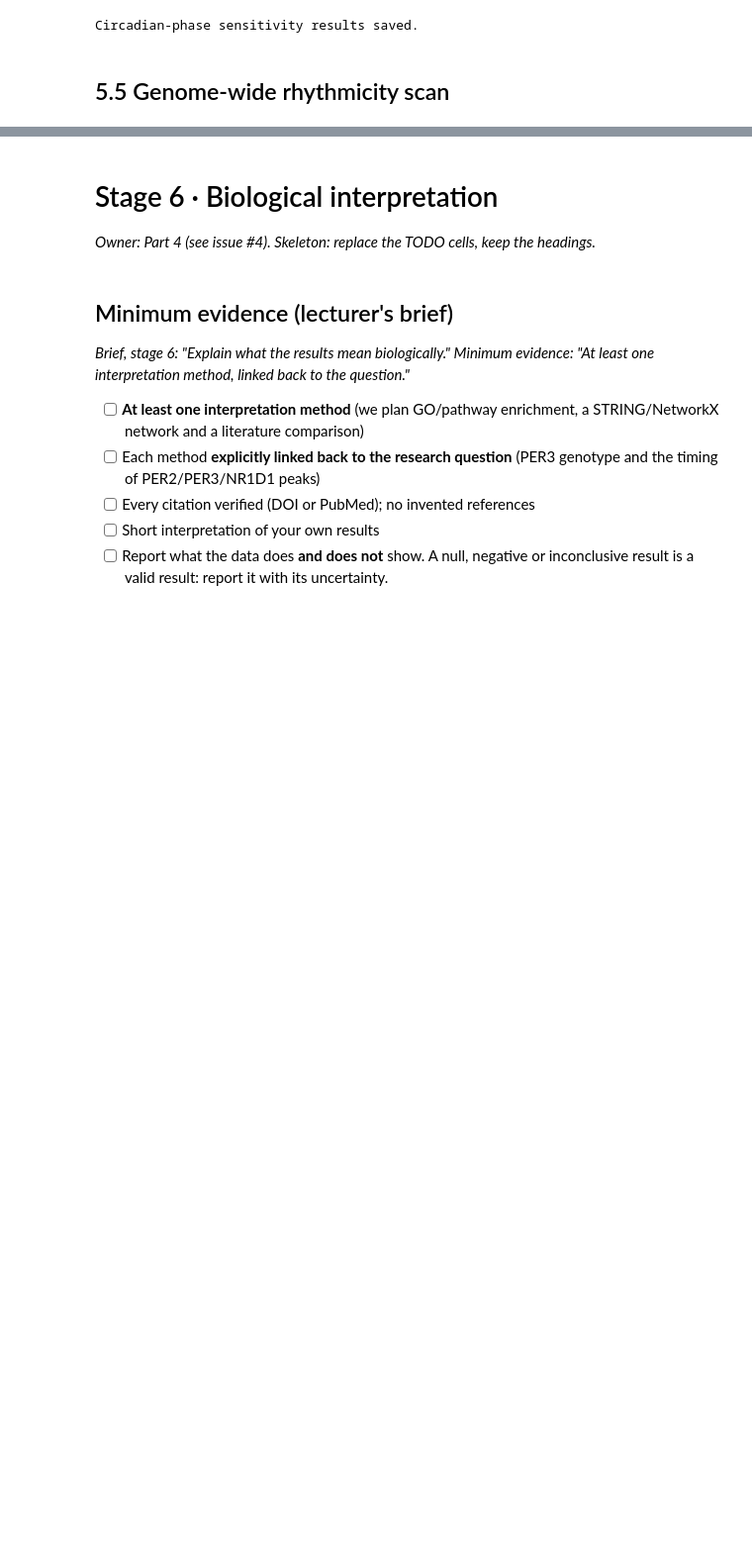
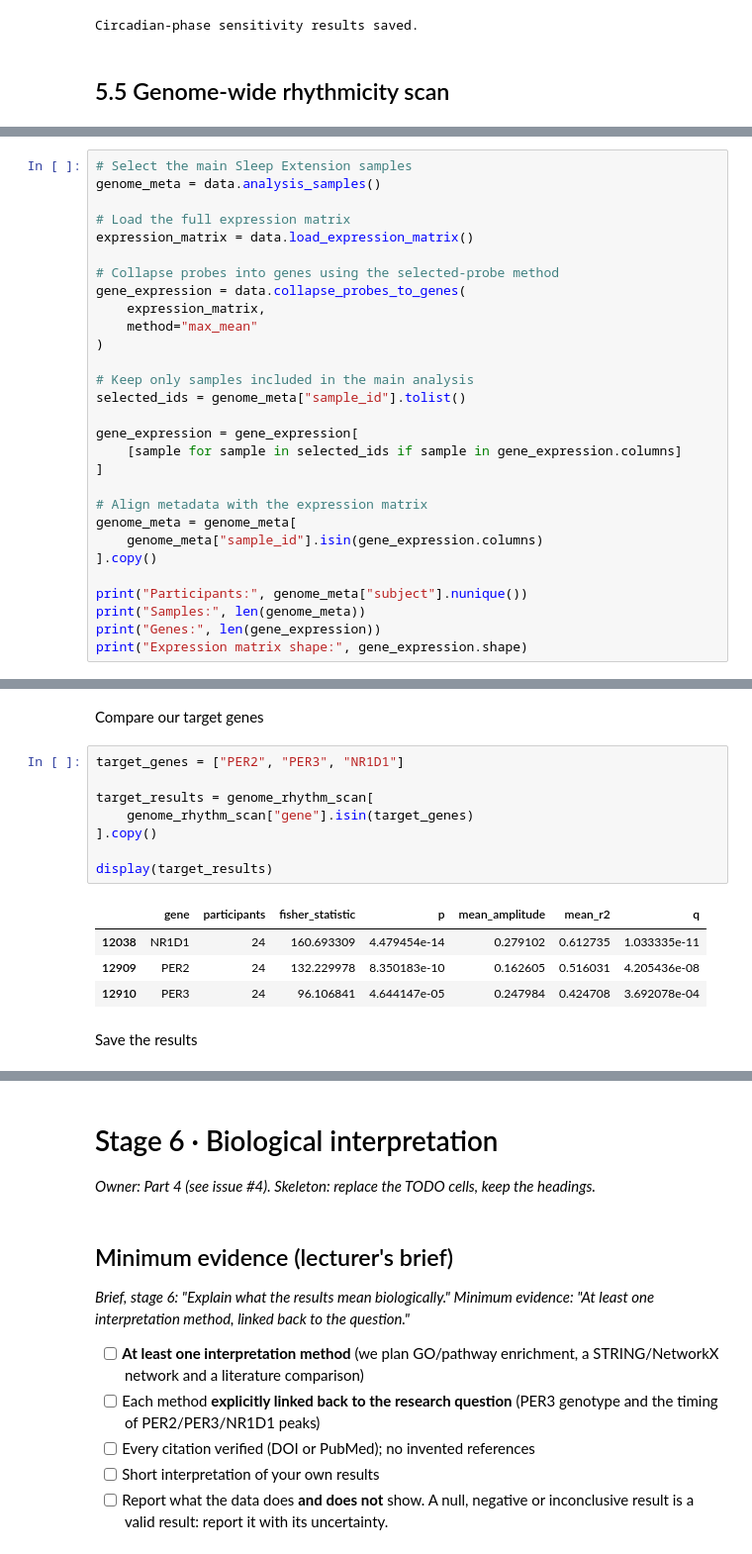
Before and after one commit to CKmellow/per3-genotype-clock-gene-timing, a Jupyter notebook: notebooks/PER3_clock_timing.ipynb, the cells around one changed output, grey strips where cells are left out. Shown at 99% size. Drawn from its saved outputs; the diff is of its cells as text; blank space fills up the shorter version.

```diff
--- a/notebooks/PER3_clock_timing.ipynb
+++ b/notebooks/PER3_clock_timing.ipynb
@@ -1428,0 +1403,29 @@ def rhythmicity_scan(
+# %%
+# Select the main Sleep Extension samples
+genome_meta = data.analysis_samples()
+
+# Load the full expression matrix
+expression_matrix = data.load_expression_matrix()
+
+# Collapse probes into genes using the selected-probe method
+gene_expression = data.collapse_probes_to_genes(
+    expression_matrix,
+    method="max_mean"
+)
+
+# Keep only samples included in the main analysis
+selected_ids = genome_meta["sample_id"].tolist()
+
+gene_expression = gene_expression[
+    [sample for sample in selected_ids if sample in gene_expression.columns]
+]
+
+# Align metadata with the expression matrix
+genome_meta = genome_meta[
+    genome_meta["sample_id"].isin(gene_expression.columns)
+].copy()
+
+print("Participants:", genome_meta["subject"].nunique())
+print("Samples:", len(genome_meta))
+print("Genes:", len(gene_expression))
+print("Expression matrix shape:", gene_expression.shape)
@@ -1429 +1546,18 @@ def rhythmicity_scan(
+# %% [markdown]
+Compare our target genes
+# %%
+target_genes = ["PER2", "PER3", "NR1D1"]
+
+target_results = genome_rhythm_scan[
+    genome_rhythm_scan["gene"].isin(target_genes)
+].copy()
+
+display(target_results)
+# %% [output]
+|  | gene | participants | fisher_statistic | p | mean_amplitude | mean_r2 | q |
+| 12038 | NR1D1 | 24 | 160.693309 | 4.479454e-14 | 0.279102 | 0.612735 | 1.033335e-11 |
+| 12909 | PER2 | 24 | 132.229978 | 8.350183e-10 | 0.162605 | 0.516031 | 4.205436e-08 |
+| 12910 | PER3 | 24 | 96.106841 | 4.644147e-05 | 0.247984 | 0.424708 | 3.692078e-04 |
+# %% [markdown]
+Save the results
 # %%
```
Also changed, not shown: parts of 8 cells of this notebook.
